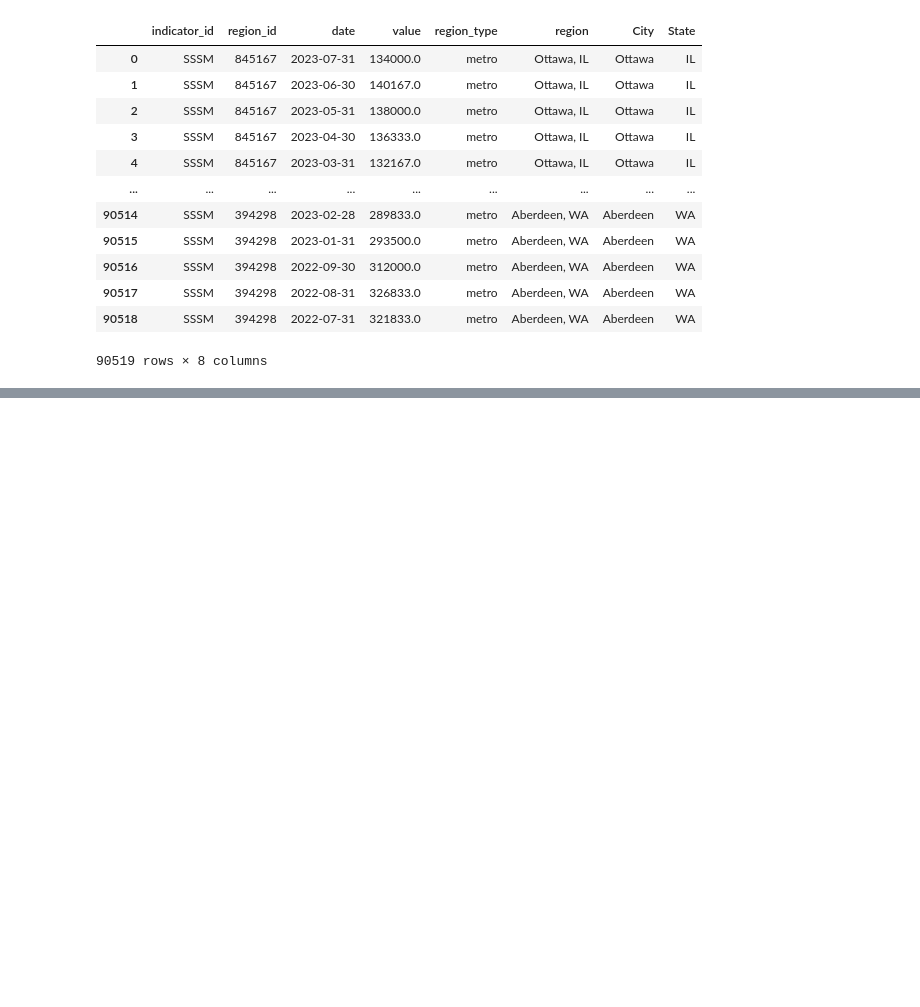
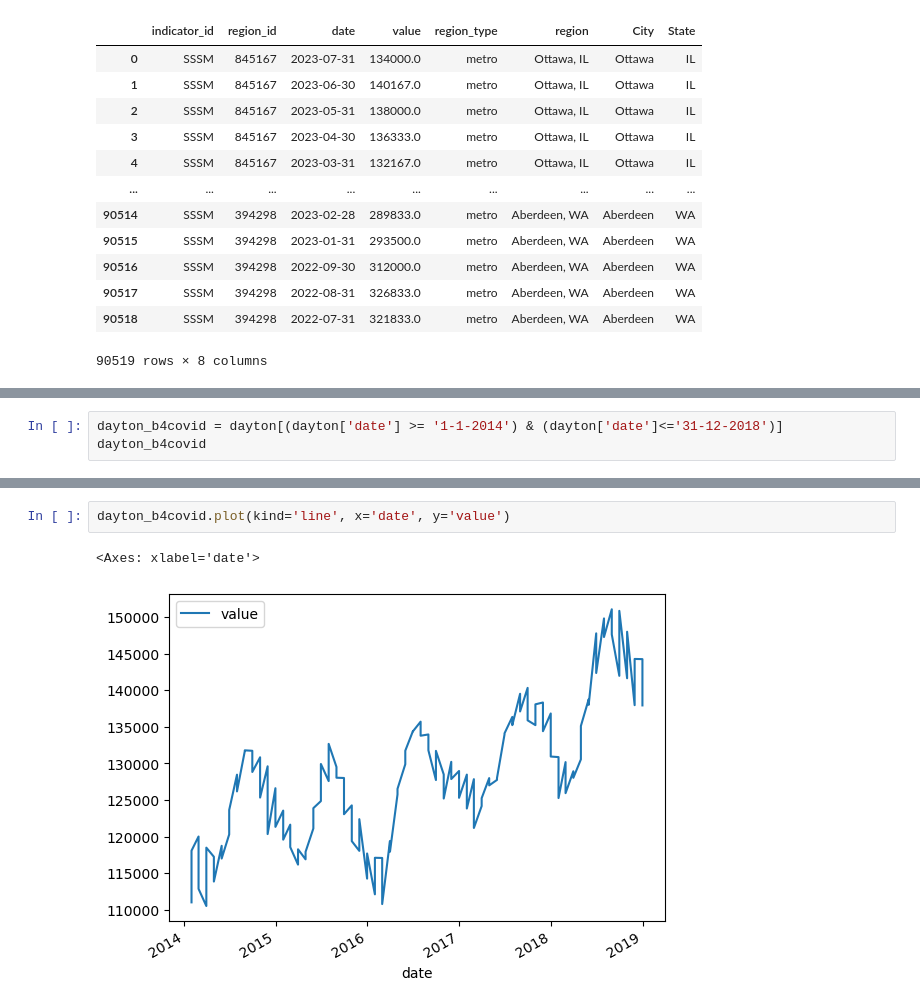
Before and after one commit to wdeen/project-real-estate-analysis, a Jupyter notebook: analysis_jun.ipynb, the cells around one changed output, grey strips where cells are left out. Cells and saved outputs as stored; diff of their text form; blank space fills up the shorter version.

```diff
--- a/analysis_jun.ipynb
+++ b/analysis_jun.ipynb
@@ -421,0 +669,3 @@ sssm_combine
+# %%
+dayton_b4covid = dayton[(dayton['date'] >= '1-1-2014') & (dayton['date']<='31-12-2018')]
+dayton_b4covid
@@ -421,0 +686,5 @@ sssm_combine
+# %%
+dayton_b4covid.plot(kind='line', x='date', y='value')
+# %% [output]
+<Axes: xlabel='date'>
+[figure, added]
```
Also changed, not shown: parts of 26 cells of this notebook, 1 other file.
